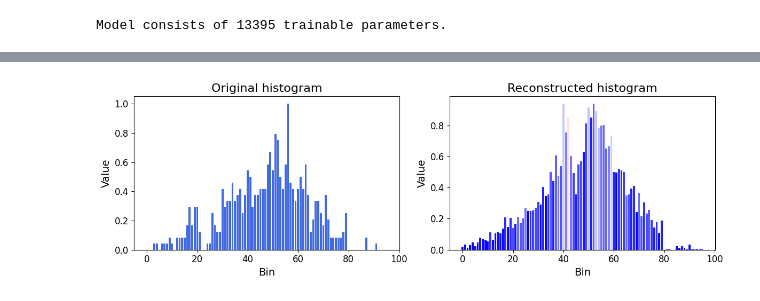
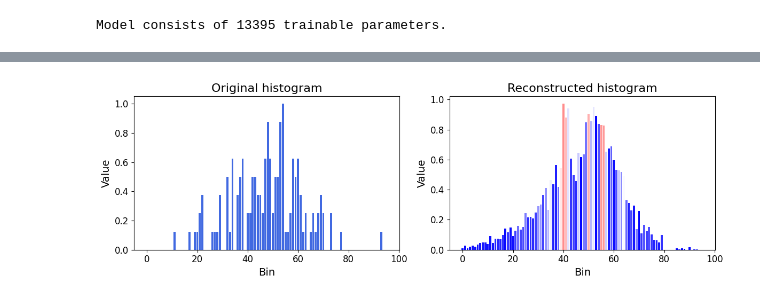
Before and after one commit to jHrdy/vyzkumak, a Jupyter notebook: src/anomaly_detection/deep_learning/autoencoders/testing_ae/conv_ae_v3_testing.ipynb, the cells around one changed output, grey strips where cells are left out. Saved outputs shown, nothing was run; the diff lists cells and outputs as text; code cells hidden in the pictures.

```diff
--- a/src/anomaly_detection/deep_learning/autoencoders/testing_ae/conv_ae_v3_testing.ipynb
+++ b/src/anomaly_detection/deep_learning/autoencoders/testing_ae/conv_ae_v3_testing.ipynb
@@ -191,8 +191,8 @@ plt.show()
 # %%
 from anomaly_detection.utils.plotting_styles import plot_comparison_w_heatmap
-orig = full_dataset[610]
+orig = full_dataset[244]
 pred = model(orig.resize(1,1,96)).detach().squeeze().numpy()
 
 plot_comparison_w_heatmap(orig, pred, reconstruction_heatmap=True)
 # %% [output]
-[figure, old version]
+[figure, new version]
```
Also changed, not shown: parts of 11 cells of this notebook, 3 other files.
